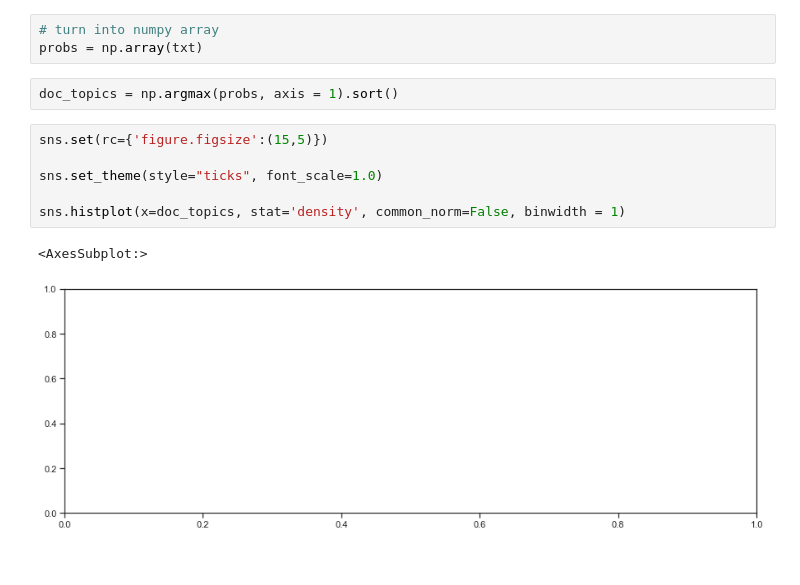
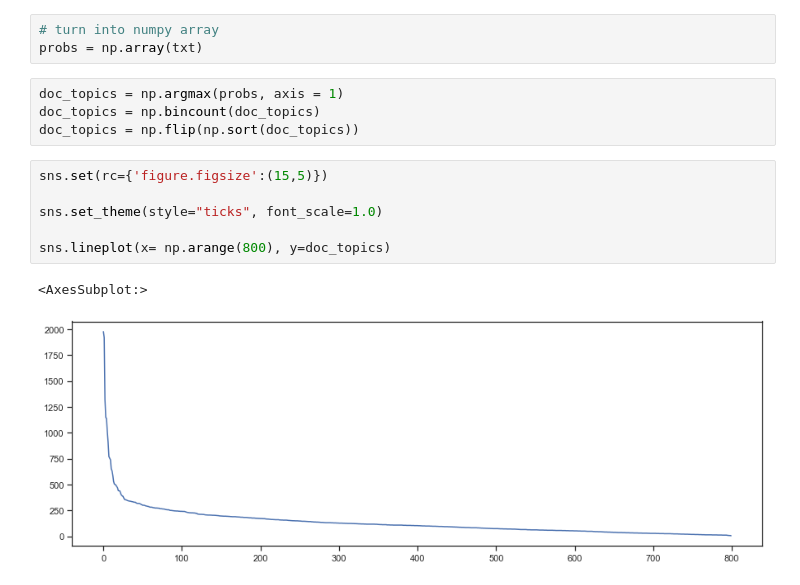
Before and after one commit to FCBT/Funding-Landscape, a Jupyter notebook: notebooks/explore-models.ipynb, the cells around one changed output. Saved outputs shown, nothing was run; the diff lists cells and outputs as text.

```diff
--- a/notebooks/explore-models.ipynb
+++ b/notebooks/explore-models.ipynb
@@ -62,13 +62,15 @@ for (i,v) in enumerate(txt):
 # turn into numpy array
 probs = np.array(txt)
 # %%
-doc_topics = np.argmax(probs, axis = 1).sort()
+doc_topics = np.argmax(probs, axis = 1)
+doc_topics = np.bincount(doc_topics)
+doc_topics = np.flip(np.sort(doc_topics))
 # %%
 sns.set(rc={'figure.figsize':(15,5)})
 
 sns.set_theme(style="ticks", font_scale=1.0)
 
-sns.histplot(x=doc_topics, stat='density', common_norm=False, binwidth = 1)
+sns.lineplot(x= np.arange(800), y=doc_topics)
 # %% [output]
 <AxesSubplot:>
-[figure, old version]
+[figure, new version]
```
Also changed, not shown: parts of 1 cell of this notebook.
